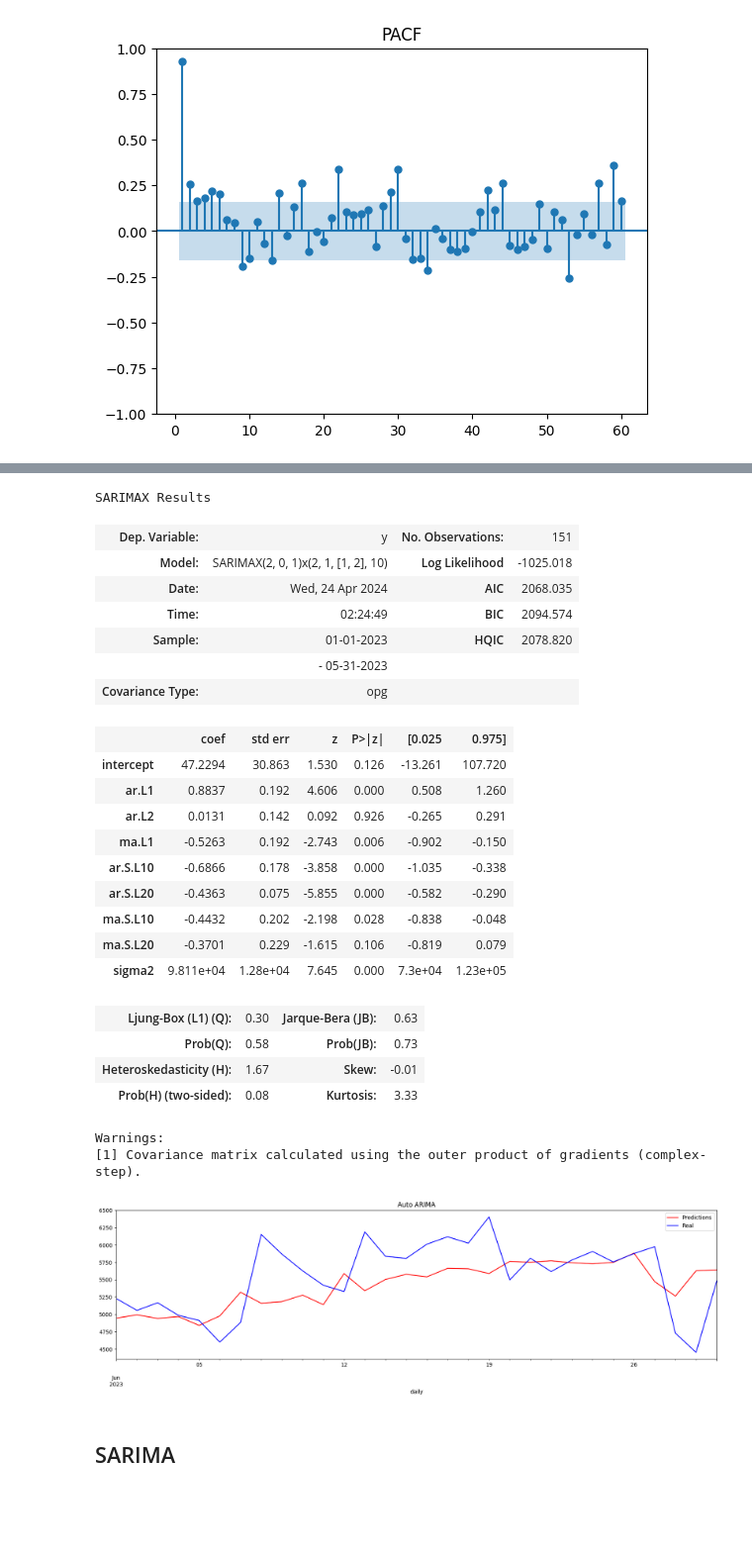
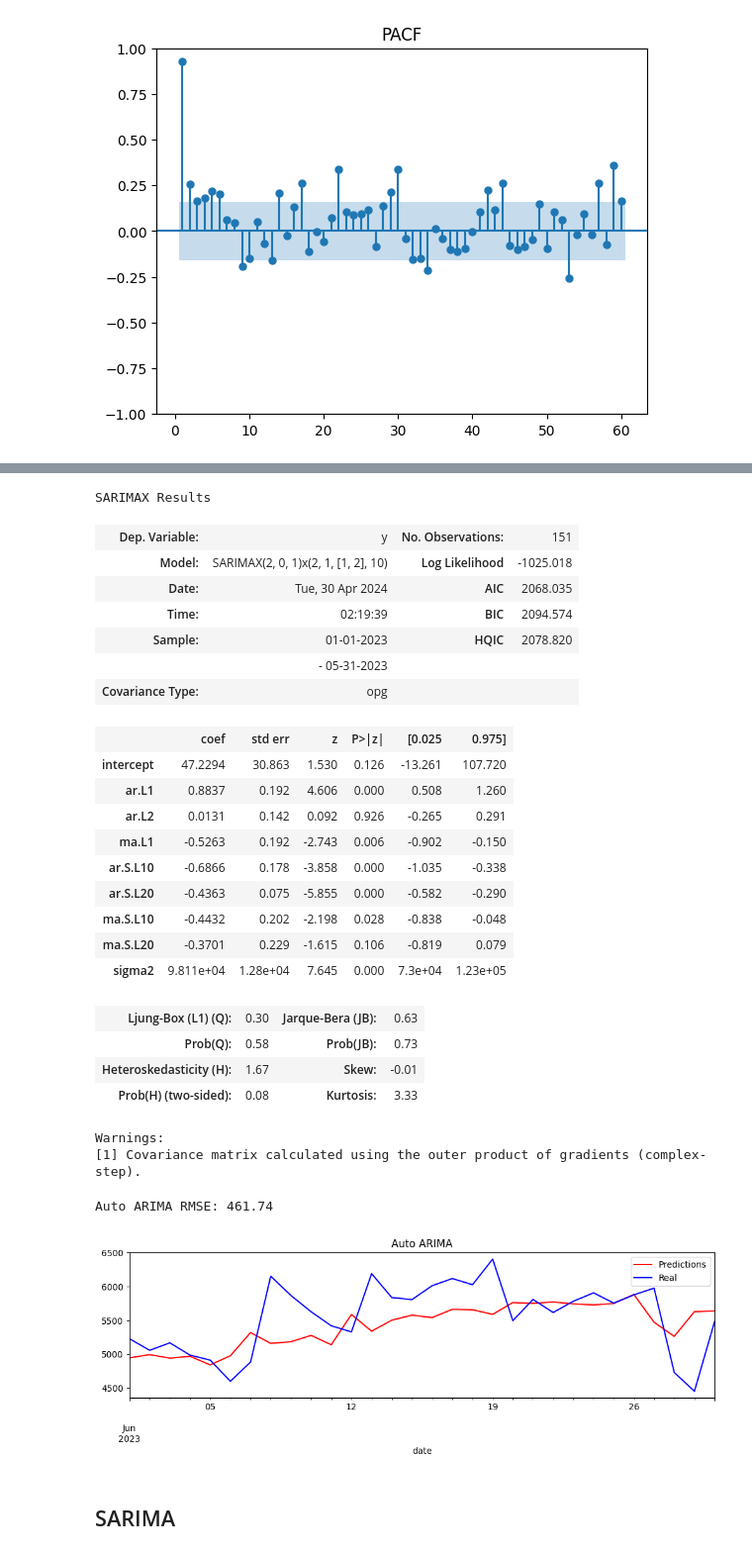
Before and after one commit to Ly-Ax/retaiLy_24, a Jupyter notebook: notebooks/time_series/arima_prophet.ipynb, the cells around one changed output, grey strips where cells are left out. Shown: that part at 99% size. Drawn from its saved outputs; the diff is of its cells as text; code cells hidden in the pictures; blank space fills up the shorter version.

Commit message:
update time series

```diff
--- a/notebooks/time_series/arima_prophet.ipynb
+++ b/notebooks/time_series/arima_prophet.ipynb
@@ -20,10 +24,10 @@ num_days = 30
 df = pd.read_csv(data_clen)
 
 df = df[['trn_date', 'total_bill']]
-df.columns = ['daily','sales']
+df.columns = ['date','sales']
 
-df.daily = pd.to_datetime(df.daily)
-df = df.groupby('daily')['sales'].sum().reset_index()
+df.date = pd.to_datetime(df.date)
+df = df.groupby('date')['sales'].sum().reset_index()
 
 df.iloc[[0,-1]]
 # %% [output]
@@ -47,6 +47,14 @@ arima_test = df_test.copy()
 # %%
-arima_train.set_index(arima_train.daily, inplace=True)
-arima_train.drop(columns=['daily'], inplace=True)
+# ARIMA Datasets
+arima_train = df_train.copy()
+arima_test = df_test.copy()
+
+arima_train.set_index(arima_train.date, inplace=True)
+arima_train.drop(columns=['date'], inplace=True)
+
+arima_test.set_index(arima_test.date, inplace=True)
+arima_test.drop(columns=['date'], inplace=True)
+
 arima_train.head(2)
 # %% [output]
 |  | sales |
@@ -54,6 +62,2 @@ arima_train.head(2)
 | 2023-01-01 | 2508.20 |
 | 2023-01-02 | 2403.35 |
-# %%
-arima_test.set_index(arima_test.daily, inplace=True)
-arima_test.drop(columns=['daily'], inplace=True)
-arima_test.head(2)
@@ -129,8 +123,8 @@ model_auto.summary()
 SARIMAX Results
 | Dep. Variable: | y | No. Observations: | 151 |
 | Model: | SARIMAX(2, 0, 1)x(2, 1, [1, 2], 10) | Log Likelihood | -1025.018 |
-| Date: | Wed, 24 Apr 2024 | AIC | 2068.035 |
-| Time: | 02:24:49 | BIC | 2094.574 |
+| Date: | Tue, 30 Apr 2024 | AIC | 2068.035 |
+| Time: | 02:19:39 | BIC | 2094.574 |
 | Sample: | 01-01-2023 | HQIC | 2078.820 |
 |  | - 05-31-2023 |  |  |
 | Covariance Type: | opg |  |  |
@@ -155,12 +147,19 @@ arima_pred = pd.DataFrame(model_auto.predict(n_periods=num_days), index=arima_te
+# %%
+auto_pred = model_auto.predict(n_periods=num_days)
+
+auto_rmse = round(np.sqrt(mean_squared_error(arima_test, auto_pred)),2)
+print('Auto ARIMA RMSE:', auto_rmse)
+# %% [output]
+Auto ARIMA RMSE: 461.74
 # %%
-arima_pred.plot(figsize=(20,5), color='red')
+auto_pred.plot(figsize=(12,3), color='red')
 arima_test.sales.plot(color='blue')
 
 plt.title('Auto ARIMA')
 plt.legend(['Predictions','Real'])
 plt.show()
 # %% [output]
-[figure, old version]
+[figure, new version]
 # %% [markdown]
 ## SARIMA
 # %%
```
Also changed, not shown: parts of 44 cells of this notebook.
